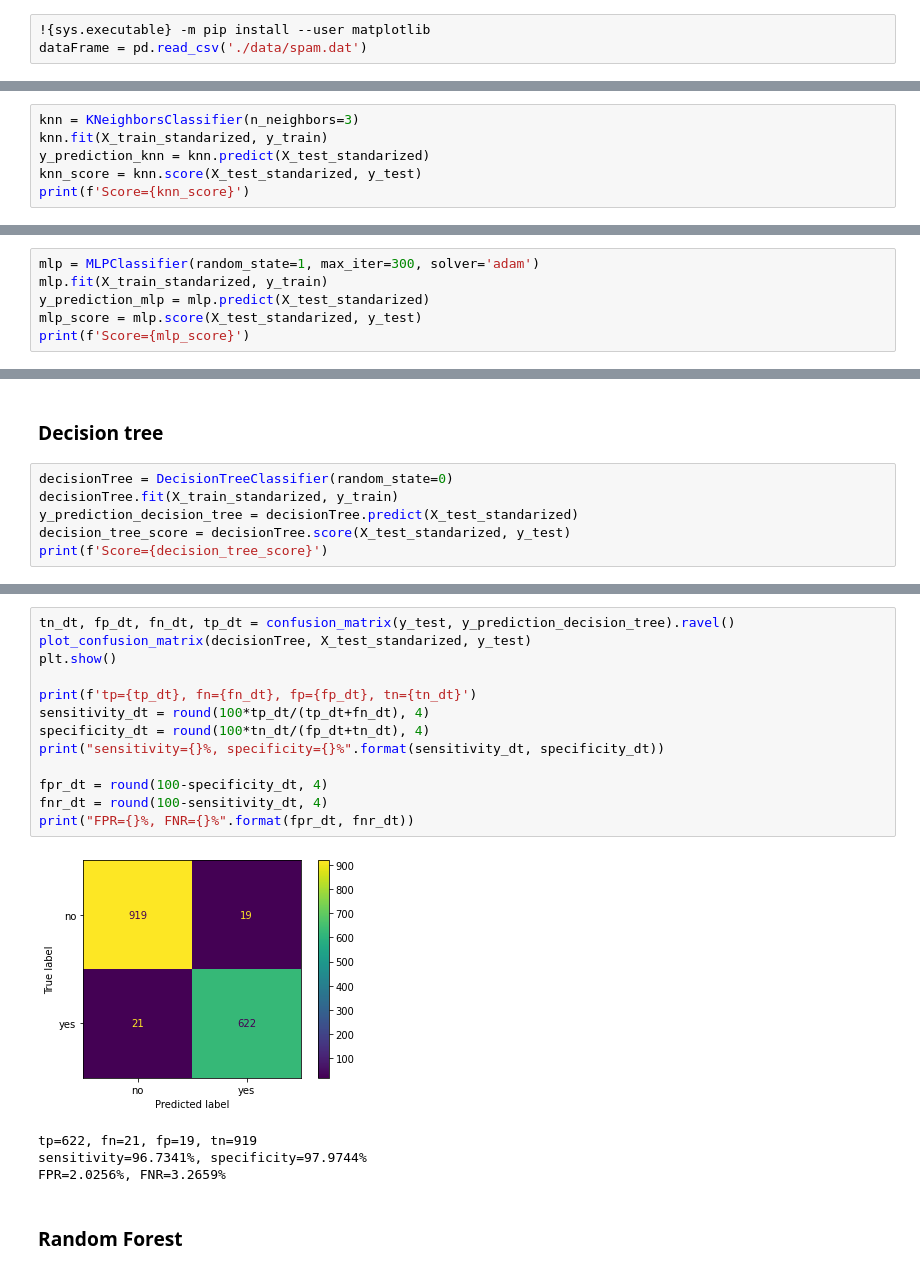
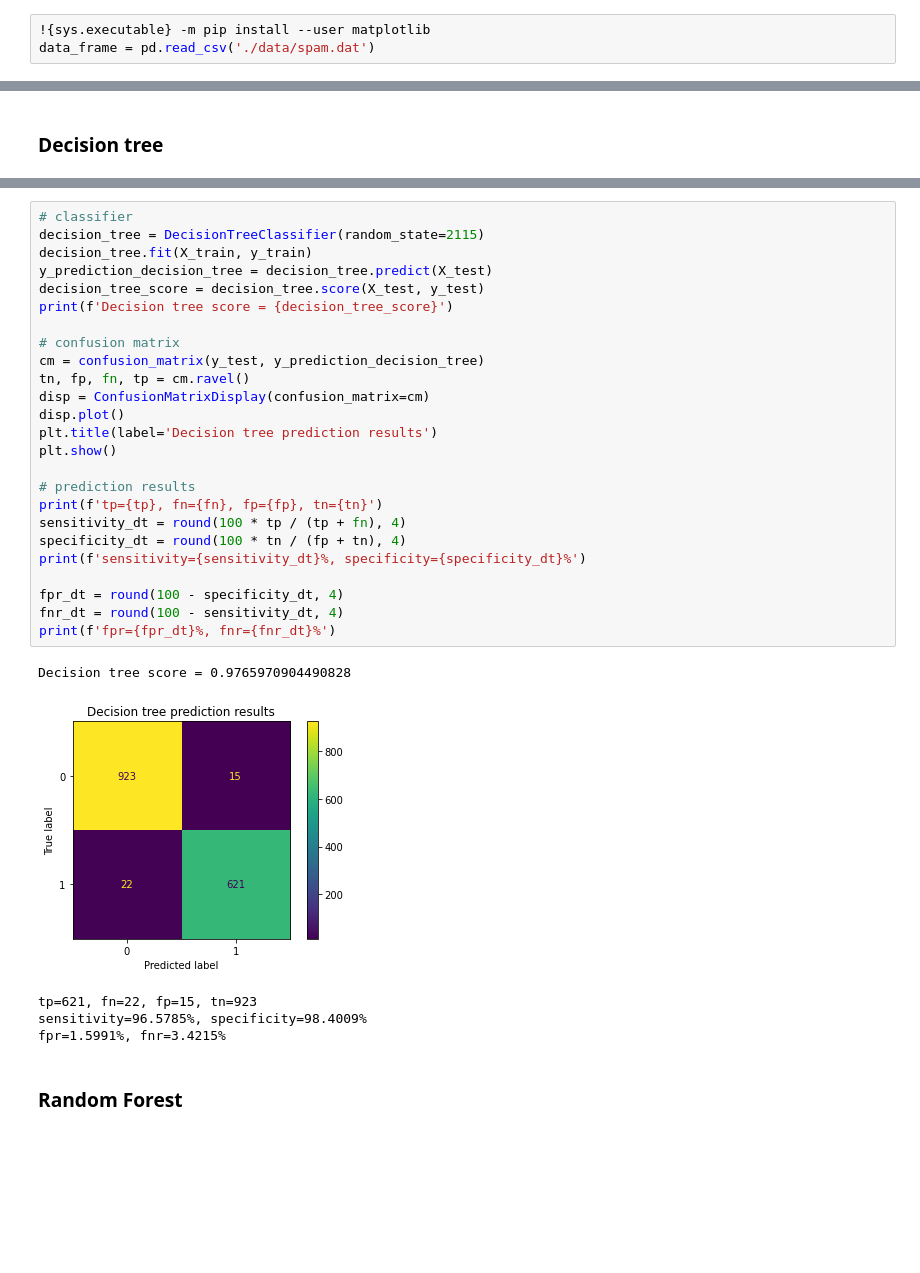
Before and after one commit to carzynsky/Analytics-and-Data-mining, a Jupyter notebook: cz2/spam.ipynb, the cells around one changed output, grey strips where cells are left out. Saved outputs shown, nothing was run; the diff lists cells and outputs as text; blank space fills up the shorter version.

```diff
--- a/cz2/spam.ipynb
+++ b/cz2/spam.ipynb
@@ -27,6 +32,6 @@ from sklearn.ensemble import AdaBoostClassifier
 ### Load data
 # %%
 !{sys.executable} -m pip install --user matplotlib
-dataFrame = pd.read_csv('./data/spam.dat')
+data_frame = pd.read_csv('./data/spam.dat')
 # %% [output]
 Requirement already satisfied: matplotlib in c:\users\arek\appdata\roaming\python\python39\site-packages (3.5.1)
@@ -123,8 +127,2 @@ FPR=1.3859%, FNR=3.8880%
 # %% [markdown]
 ### kNN
-# %%
-knn = KNeighborsClassifier(n_neighbors=3)
-knn.fit(X_train_standarized, y_train)
-y_prediction_knn = knn.predict(X_test_standarized)
-knn_score = knn.score(X_test_standarized, y_test)
-print(f'Score={knn_score}')
@@ -179,8 +193,2 @@ FPR=0.9595%, FNR=5.2877%
 # %% [markdown]
 ### MLP
-# %%
-mlp = MLPClassifier(random_state=1, max_iter=300, solver='adam')
-mlp.fit(X_train_standarized, y_train)
-y_prediction_mlp = mlp.predict(X_test_standarized)
-mlp_score = mlp.score(X_test_standarized, y_test)
-print(f'Score={mlp_score}')
@@ -207,8 +226,2 @@ FPR=0.9595%, FNR=2.3328%
 # %% [markdown]
 ### Decision tree
-# %%
-decisionTree = DecisionTreeClassifier(random_state=0)
-decisionTree.fit(X_train_standarized, y_train)
-y_prediction_decision_tree = decisionTree.predict(X_test_standarized)
-decision_tree_score = decisionTree.score(X_test_standarized, y_test)
-print(f'Score={decision_tree_score}')
@@ -217,20 +228,33 @@ Score=0.9746995572422518
 # %%
-tn_dt, fp_dt, fn_dt, tp_dt = confusion_matrix(y_test, y_prediction_decision_tree).ravel()
-plot_confusion_matrix(decisionTree, X_test_standarized, y_test)
+# classifier
+decision_tree = DecisionTreeClassifier(random_state=2115)
+decision_tree.fit(X_train, y_train)
+y_prediction_decision_tree = decision_tree.predict(X_test)
+decision_tree_score = decision_tree.score(X_test, y_test)
+print(f'Decision tree score = {decision_tree_score}')
+
+# confusion matrix
+cm = confusion_matrix(y_test, y_prediction_decision_tree)
+tn, fp, fn, tp = cm.ravel()
+disp = ConfusionMatrixDisplay(confusion_matrix=cm)
+disp.plot()
+plt.title(label='Decision tree prediction results')
 plt.show()
 
-print(f'tp={tp_dt}, fn={fn_dt}, fp={fp_dt}, tn={tn_dt}')
-sensitivity_dt = round(100*tp_dt/(tp_dt+fn_dt), 4)
-specificity_dt = round(100*tn_dt/(fp_dt+tn_dt), 4)
-print("sensitivity={}%, specificity={}%".format(sensitivity_dt, specificity_dt))
+# prediction results
+print(f'tp={tp}, fn={fn}, fp={fp}, tn={tn}')
+sensitivity_dt = round(100 * tp / (tp + fn), 4)
+specificity_dt = round(100 * tn / (fp + tn), 4)
+print(f'sensitivity={sensitivity_dt}%, specificity={specificity_dt}%')
 
-fpr_dt = round(100-specificity_dt, 4)
-fnr_dt = round(100-sensitivity_dt, 4)
-print("FPR={}%, FNR={}%".format(fpr_dt, fnr_dt))
+fpr_dt = round(100 - specificity_dt, 4)
+fnr_dt = round(100 - sensitivity_dt, 4)
+print(f'fpr={fpr_dt}%, fnr={fnr_dt}%')
 # %% [output]
+Decision tree score = 0.9765970904490828
-[figure, old version]
+[figure, new version]
-tp=622, fn=21, fp=19, tn=919
-sensitivity=96.7341%, specificity=97.9744%
-FPR=2.0256%, FNR=3.2659%
+tp=621, fn=22, fp=15, tn=923
+sensitivity=96.5785%, specificity=98.4009%
+fpr=1.5991%, fnr=3.4215%
 # %% [markdown]
 ### Random Forest
```
Also changed, not shown: parts of 91 cells of this notebook.
